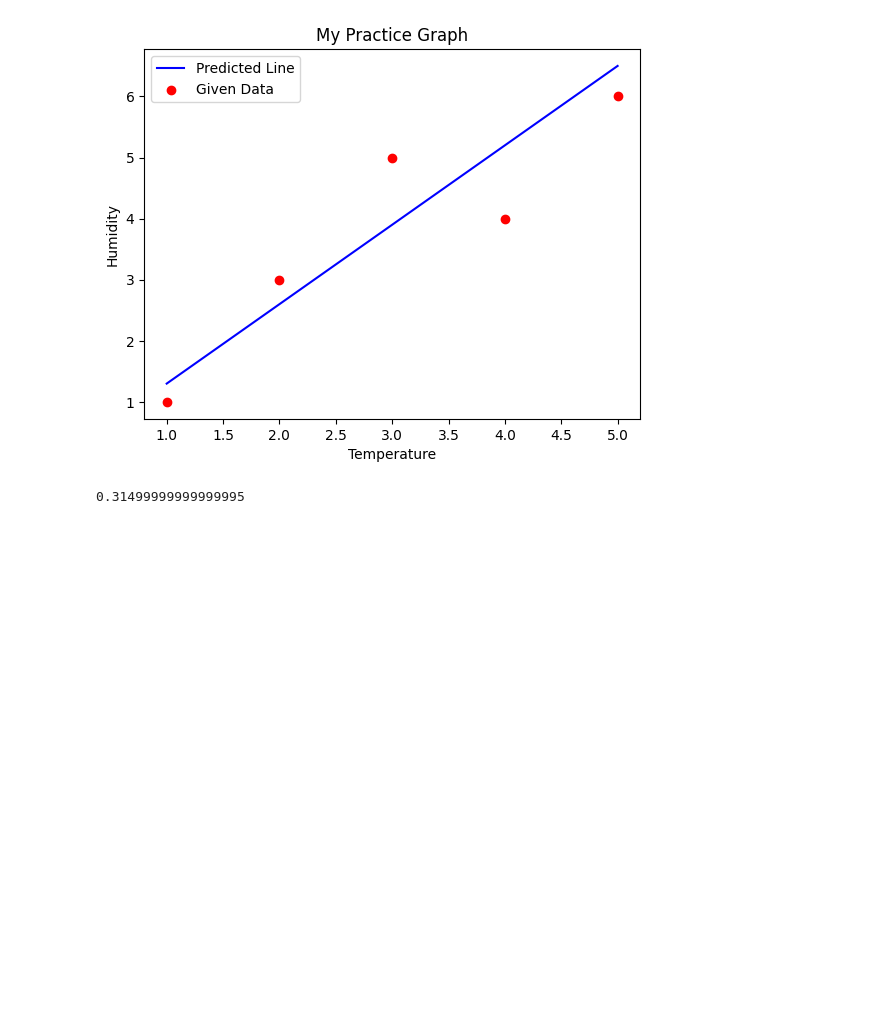
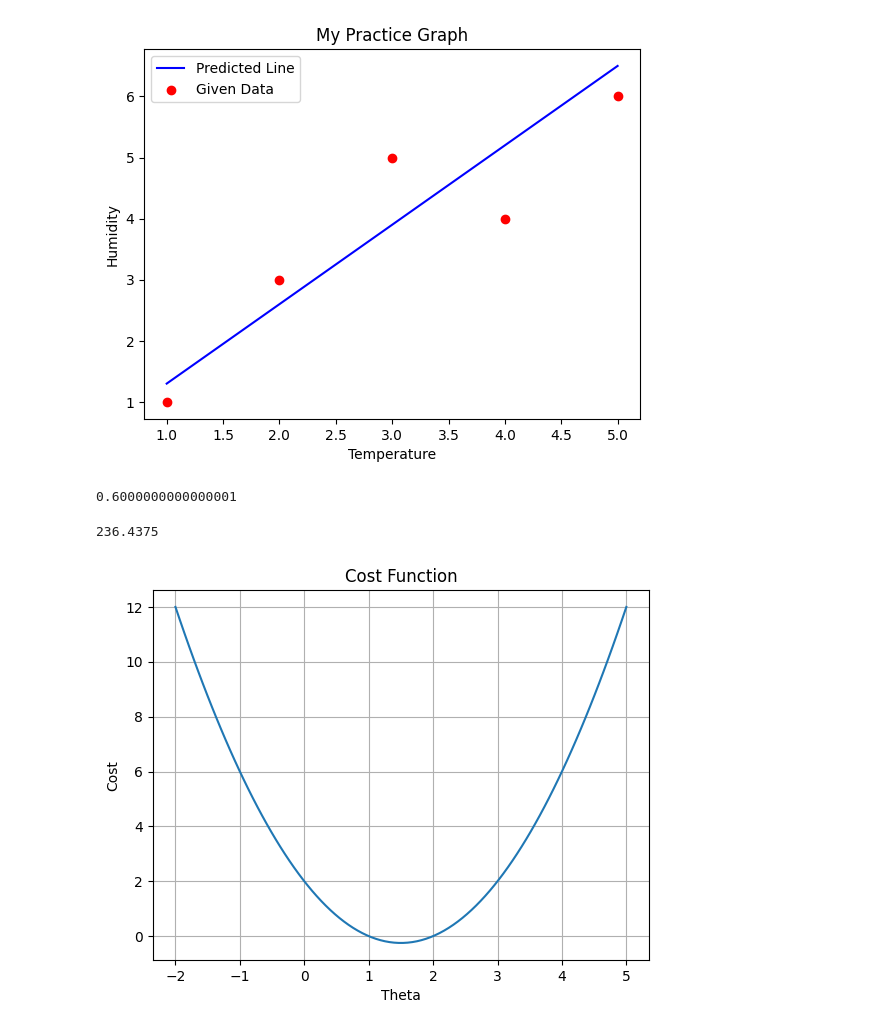
Before and after one commit to Mangal-Das/Matplotlib, a Jupyter notebook: introduction/quick_start.ipynb, the cells around one changed output. Saved outputs shown, nothing was run; the diff lists cells and outputs as text; code cells hidden in the pictures; blank space fills up the shorter version.

```diff
--- a/introduction/quick_start.ipynb
+++ b/introduction/quick_start.ipynb
@@ -202,8 +202,12 @@ plt.show()
 [figure]
 # %%
 # cost function
+w=1
+b=0
+
 
 def cost_function(w,b,x,y):
+
 
     m=x_train.shape[0]
     error =0
@@ -213,6 +217,48 @@ def cost_function(w,b,x,y):
     total_error=error * (1/(2*m))
     return total_error
 # %%
-cost_function(1.3,0,x_train,y_train)
+d=cost_function(1,0,x_train,y_train)
+print(d)
 # %% [output]
-0.31499999999999995
+0.6000000000000001
+# %%
+def cost_function(w,x,b,y):
+    m=x.shape[0]
+    cost=w.dot(x)+b
+    total_cost=np.sum((cost-y)**2)/(2*m)
+    return total_cost
+
+w=np.linspace(1,2,5)
+b=np.linspace(0,1,5)
+x_train=np.array([1,2,3,4,5])
+y_train=np.array([1,3,5,4,6])
+
+y_value=cost_function(w,x_train,b,y_train)
+# %%
+
+print(y_value)
+# %% [output]
+236.4375
+# %%
+import numpy as np
+import matplotlib.pyplot as plt
+
+# Define the cost function (quadratic function for this example)
+def cost_function(theta):
+    return theta**2 - 3*theta + 2
+
+# Generate values of theta from -2 to 5 (you can adjust the range as needed)
+theta_values = np.linspace(-2, 5, 100)
+
+# Calculate the cost for each value of theta
+cost_values = cost_function(theta_values)
+
+# Plot the cost function
+plt.plot(theta_values, cost_values)
+plt.xlabel('Theta')
+plt.ylabel('Cost')
+plt.title('Cost Function')
+plt.grid(True)
+plt.show()
+# %% [output]
+[figure, added]
```
